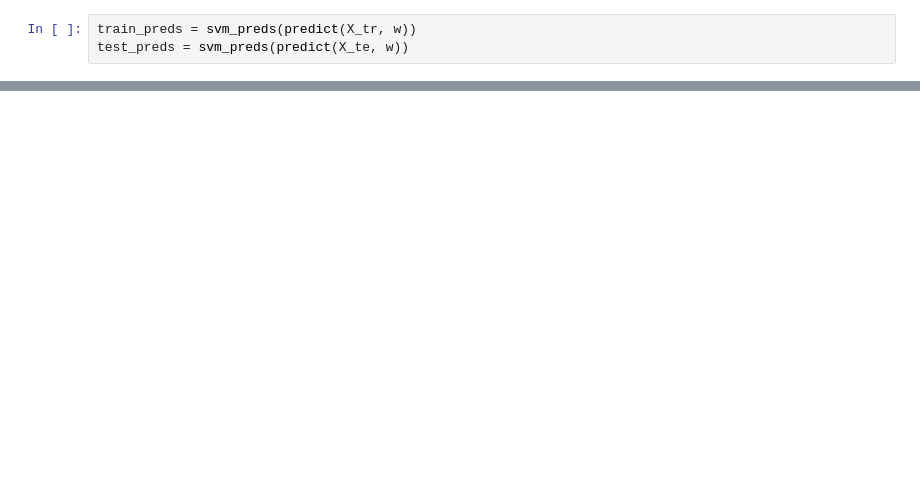
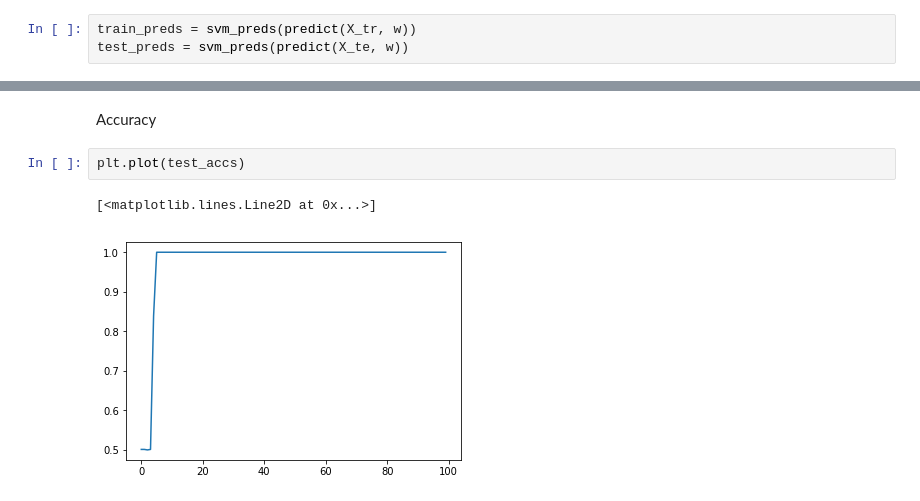
Before and after one commit to sashlinreddy/ml-notebooks, a Jupyter notebook: svm/pegasos-binary.ipynb, the cells around one changed output, grey strips where cells are left out. Drawn from its saved outputs; the diff is of its cells as text; blank space fills up the shorter version.

```diff
--- a/svm/pegasos-binary.ipynb
+++ b/svm/pegasos-binary.ipynb
@@ -127,0 +215,7 @@ plt.plot(train_accs)
+# %% [markdown]
+Accuracy
+# %%
+plt.plot(test_accs)
+# %% [output]
+[<matplotlib.lines.Line2D at 0x...>]
+[figure, added]
```
Also changed, not shown: parts of 12 cells of this notebook.
